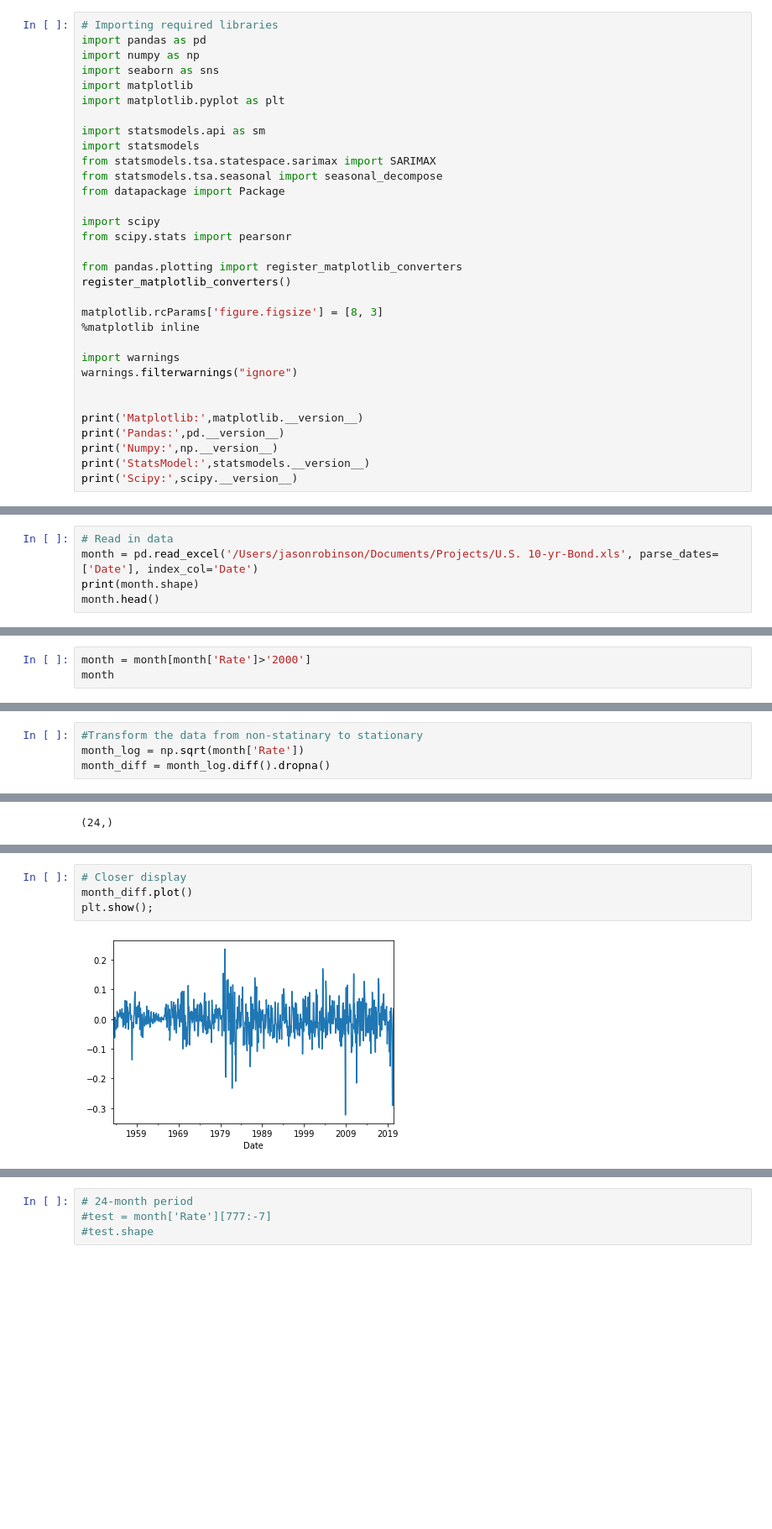
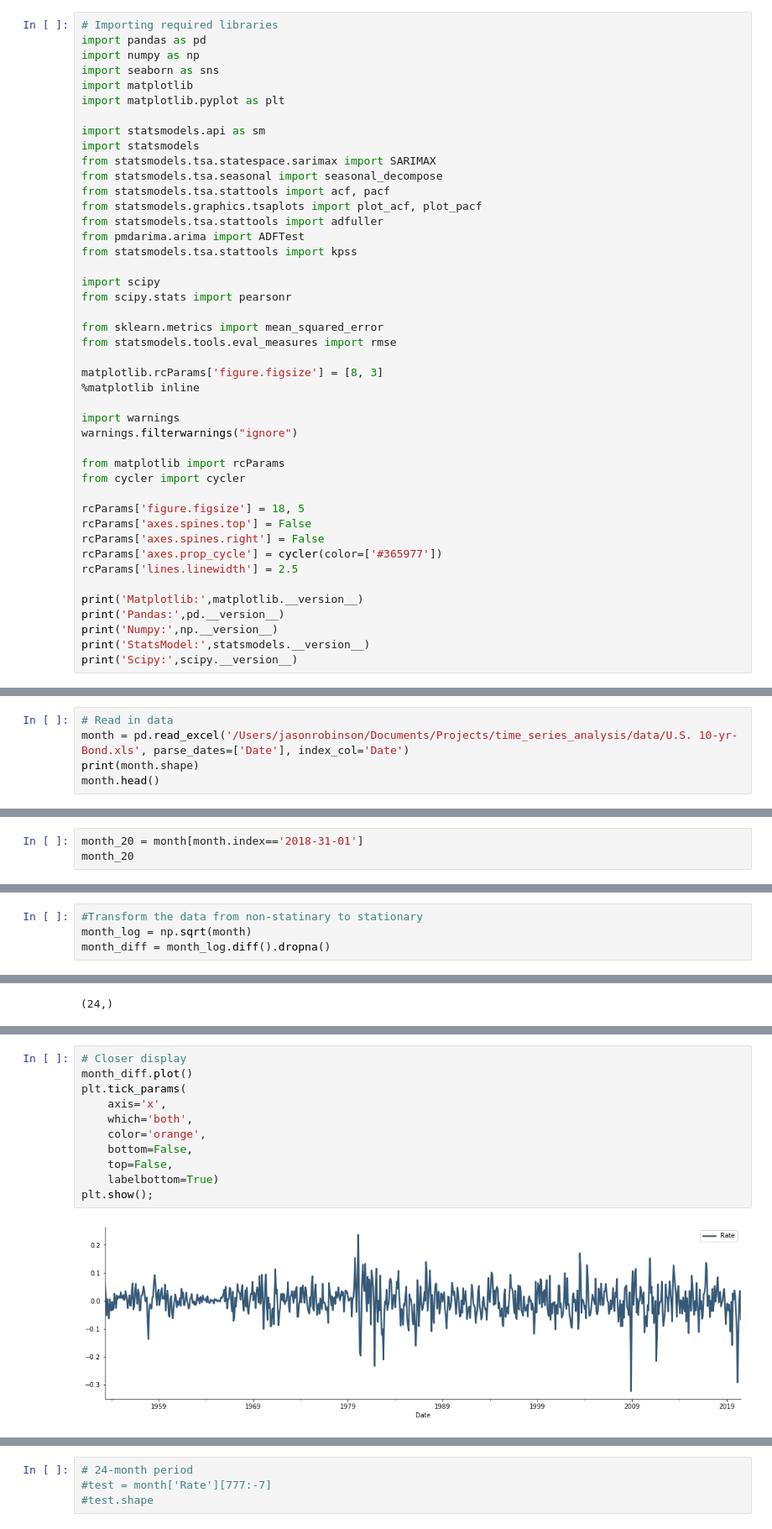
Before and after one commit to techthumb1/time_series_analysis, a Jupyter notebook: notebooks/state-space-us-bond.ipynb, the cells around one changed output, grey strips where cells are left out. Shown at 84% size. Saved outputs shown, nothing was run; the diff lists cells and outputs as text; blank space fills up the shorter version.

```diff
--- a/notebooks/state-space-us-bond.ipynb
+++ b/notebooks/state-space-us-bond.ipynb
@@ -32,13 +32,17 @@ import statsmodels.api as sm
 import statsmodels
 from statsmodels.tsa.statespace.sarimax import SARIMAX
 from statsmodels.tsa.seasonal import seasonal_decompose
-from datapackage import Package
+from statsmodels.tsa.stattools import acf, pacf
+from statsmodels.graphics.tsaplots import plot_acf, plot_pacf
+from statsmodels.tsa.stattools import adfuller
+from pmdarima.arima import ADFTest
+from statsmodels.tsa.stattools import kpss
 
 import scipy
 from scipy.stats import pearsonr
 
-from pandas.plotting import register_matplotlib_converters
-register_matplotlib_converters()
+from sklearn.metrics import mean_squared_error
+from statsmodels.tools.eval_measures import rmse
 
 matplotlib.rcParams['figure.figsize'] = [8, 3]
 %matplotlib inline
@@ -46,6 +50,14 @@ matplotlib.rcParams['figure.figsize'] = [8, 3]
 import warnings
 warnings.filterwarnings("ignore")
 
+from matplotlib import rcParams
+from cycler import cycler
+
+rcParams['figure.figsize'] = 18, 5
+rcParams['axes.spines.top'] = False
+rcParams['axes.spines.right'] = False
+rcParams['axes.prop_cycle'] = cycler(color=['#365977'])
+rcParams['lines.linewidth'] = 2.5
 
 print('Matplotlib:',matplotlib.__version__)
 print('Pandas:',pd.__version__)
@@ -60,7 +72,7 @@ StatsModel: 0.12.2
 Scipy: 1.5.2
 # %%
 # Read in data
-month = pd.read_excel('/Users/jasonrobinson/Documents/Projects/U.S. 10-yr-Bond.xls', parse_dates=['Date'], index_col='Date')
+month = pd.read_excel('/Users/jasonrobinson/Documents/Projects/time_series_analysis/data/U.S. 10-yr-Bond.xls', parse_dates=['Date'], index_col='Date')
 print(month.shape)
 month.head()
 # %% [output]
@@ -100,4 +121,4 @@ Name: Rate, Length: 808, dtype: float64
 # %%
-month = month[month['Rate']>'2000']
-month
+month_20 = month[month.index=='2018-31-01']
+month_20
 # %% [output]
@@ -227,6 +233,6 @@ seas_dcomp.plot();
 # %%
 #Transform the data from non-statinary to stationary
-month_log = np.sqrt(month['Rate'])
+month_log = np.sqrt(month)
 month_diff = month_log.diff().dropna()
 # %%
 # Check for stationarity
@@ -282,6 +289,13 @@ plt.show()
 # %%
 # Closer display
 month_diff.plot()
+plt.tick_params(
+    axis='x',
+    which='both',
+    color='orange',
+    bottom=False,
+    top=False,
+    labelbottom=True)
 plt.show();
 # %% [output]
-[figure, old version]
+[figure, new version]
```
Also changed, not shown: parts of 40 cells of this notebook, 2 other files.
